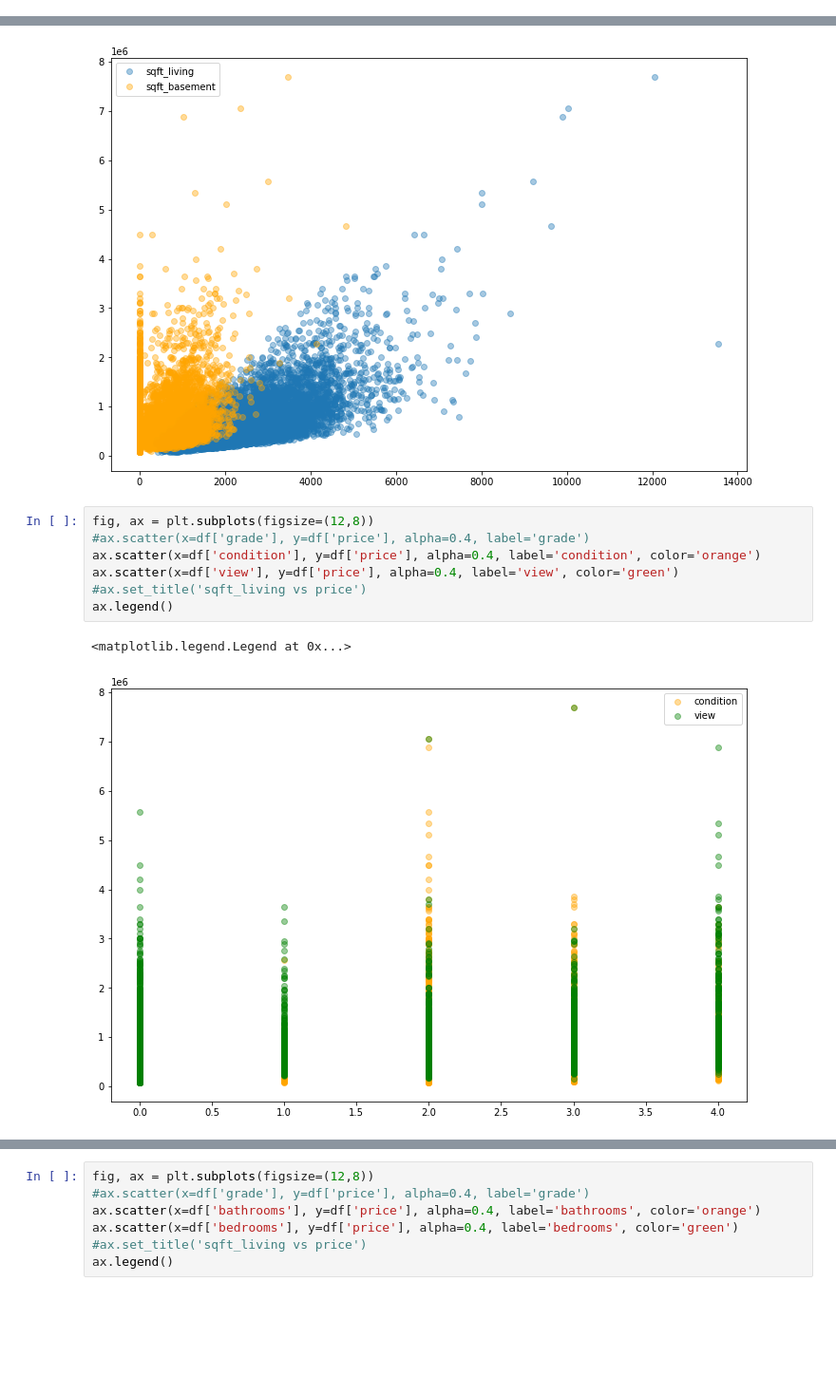
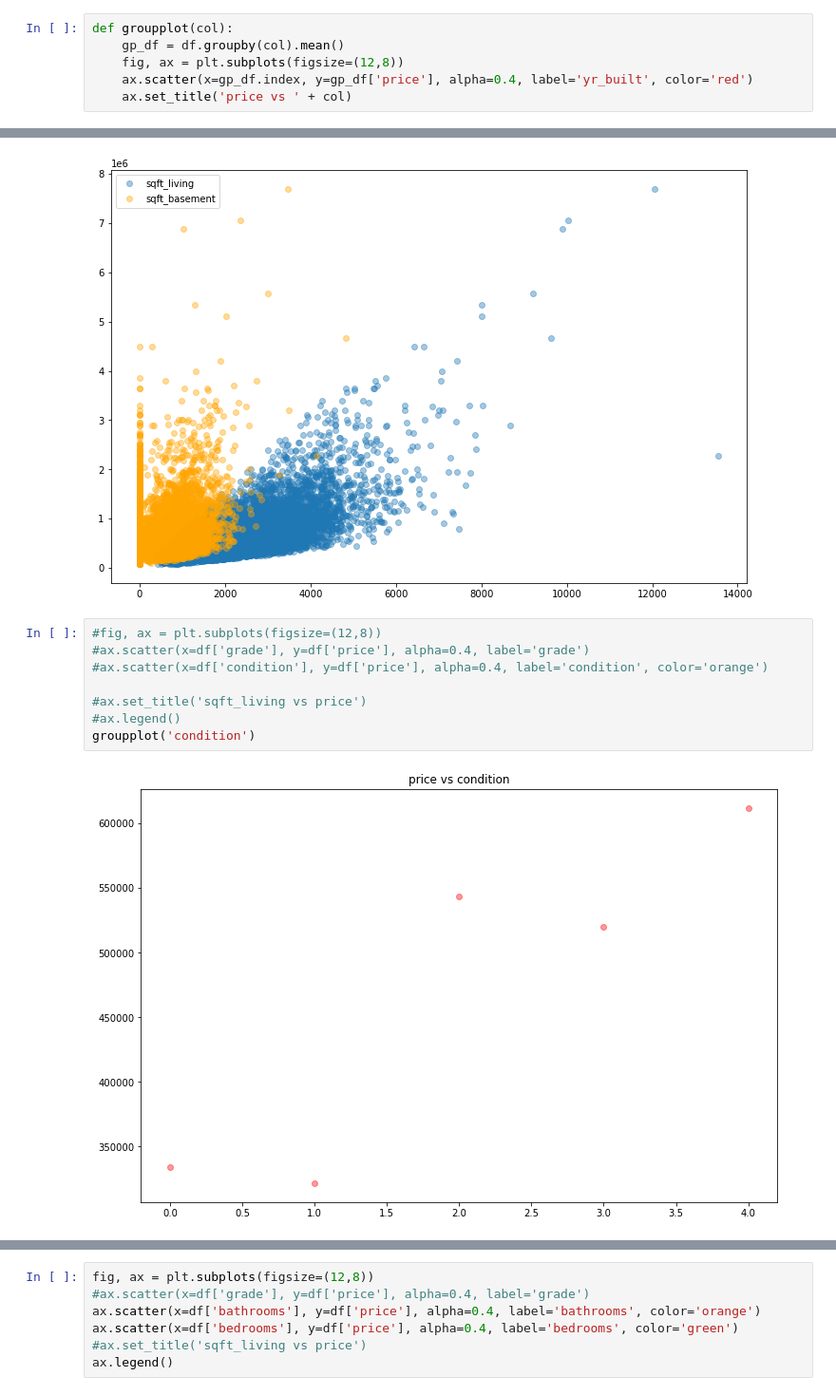
Before and after one commit to kaiuechi/flatiron-real-estate-modeling, a Jupyter notebook: code/draft.ipynb, the cells around one changed output, grey strips where cells are left out. Shown: that part at 95% size. Saved outputs shown, nothing was run; the diff lists cells and outputs as text; blank space fills up the shorter version.

```diff
--- a/code/draft.ipynb
+++ b/code/draft.ipynb
@@ -542,3 +528,9 @@ sns.heatmap(df.corr(), annot=True)
+# %%
+def groupplot(col):
+    gp_df = df.groupby(col).mean()
+    fig, ax = plt.subplots(figsize=(12,8))
+    ax.scatter(x=gp_df.index, y=gp_df['price'], alpha=0.4, label='yr_built', color='red')
+    ax.set_title('price vs ' + col)
 # %%
 fig, ax = plt.subplots(figsize=(12,8))
 ax.scatter(x=df['sqft_living'], y=df['price'], alpha=0.4, label='sqft_living')
@@ -551,12 +543,12 @@ ax.legend()
 <matplotlib.legend.Legend at 0x...>
 [figure]
 # %%
-fig, ax = plt.subplots(figsize=(12,8))
+#fig, ax = plt.subplots(figsize=(12,8))
 #ax.scatter(x=df['grade'], y=df['price'], alpha=0.4, label='grade')
-ax.scatter(x=df['condition'], y=df['price'], alpha=0.4, label='condition', color='orange')
-ax.scatter(x=df['view'], y=df['price'], alpha=0.4, label='view', color='green')
+#ax.scatter(x=df['condition'], y=df['price'], alpha=0.4, label='condition', color='orange')
+
 #ax.set_title('sqft_living vs price')
-ax.legend()
+#ax.legend()
+groupplot('condition')
 # %% [output]
-<matplotlib.legend.Legend at 0x...>
-[figure, old version]
+[figure, new version]
```
Also changed, not shown: parts of 31 cells of this notebook.
